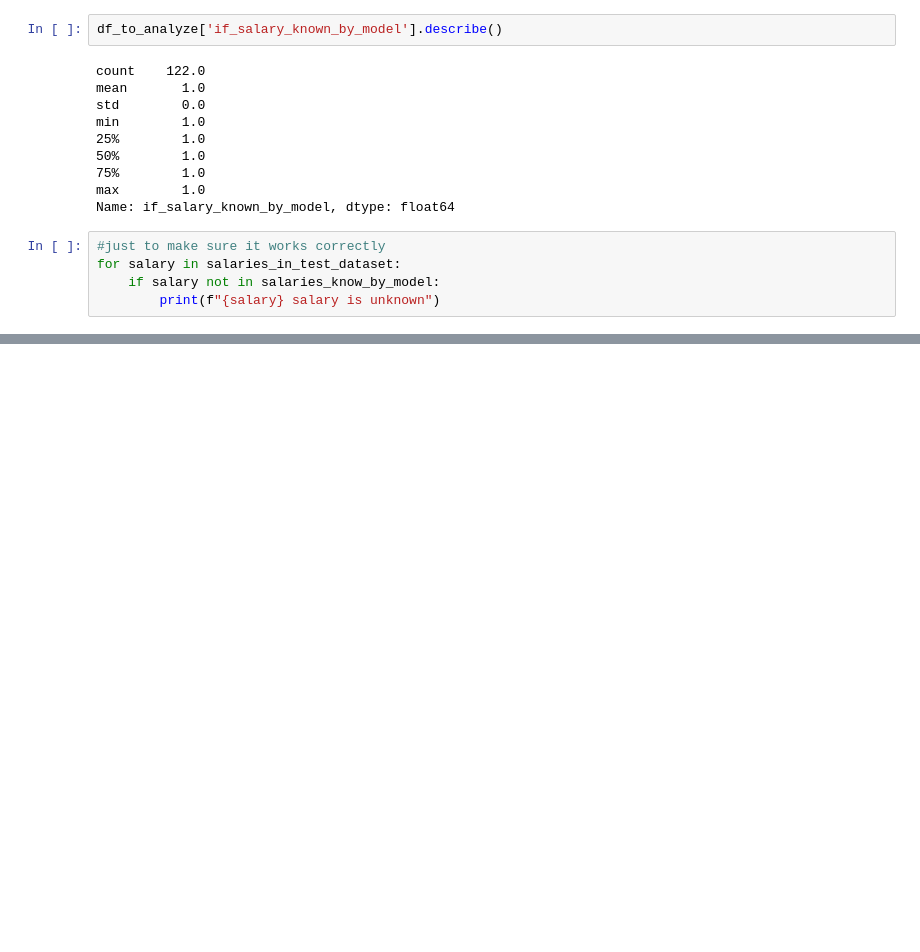
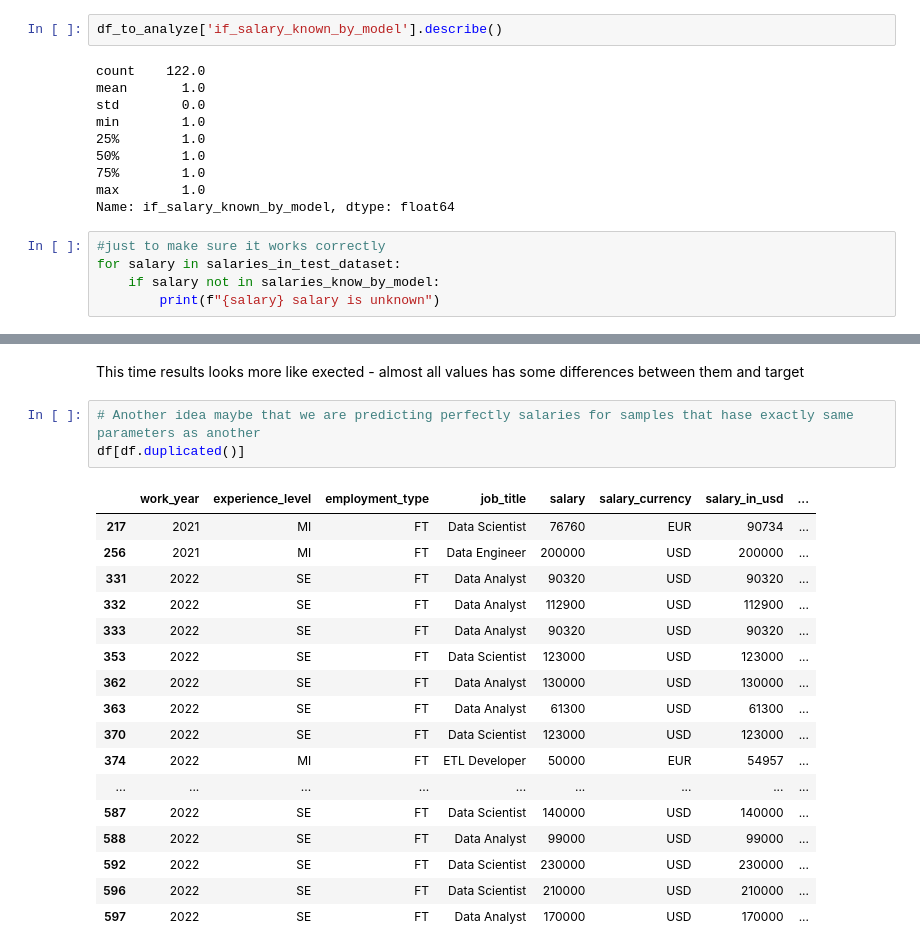
Before and after one commit to SalamanderKrajza/ds-compendium, a Jupyter notebook: projects/ds_salaries.ipynb, the cells around one changed output, grey strips where cells are left out. Drawn from its saved outputs; the diff is of its cells as text; blank space fills up the shorter version.

```diff
--- a/projects/ds_salaries.ipynb
+++ b/projects/ds_salaries.ipynb
@@ -754,0 +788,23 @@ for salary in salaries_in_test_dataset:
+# %% [markdown]
+This time results looks more like exected - almost all values has some differences between them and target
+# %%
+# Another idea maybe that we are predicting perfectly salaries for samples that hase exactly same parameters as another
+df[df.duplicated()]
+# %% [output]
+|  | work_year | experience_level | employment_type | job_title | salary | salary_currency | salary_in_usd | ... |
+| 217 | 2021 | MI | FT | Data Scientist | 76760 | EUR | 90734 | ... |
+| 256 | 2021 | MI | FT | Data Engineer | 200000 | USD | 200000 | ... |
+| 331 | 2022 | SE | FT | Data Analyst | 90320 | USD | 90320 | ... |
+| 332 | 2022 | SE | FT | Data Analyst | 112900 | USD | 112900 | ... |
+| 333 | 2022 | SE | FT | Data Analyst | 90320 | USD | 90320 | ... |
+| 353 | 2022 | SE | FT | Data Scientist | 123000 | USD | 123000 | ... |
+| 362 | 2022 | SE | FT | Data Analyst | 130000 | USD | 130000 | ... |
+| 363 | 2022 | SE | FT | Data Analyst | 61300 | USD | 61300 | ... |
+| 370 | 2022 | SE | FT | Data Scientist | 123000 | USD | 123000 | ... |
+| 374 | 2022 | MI | FT | ETL Developer | 50000 | EUR | 54957 | ... |
+| ... | ... | ... | ... | ... | ... | ... | ... | ... |
+| 587 | 2022 | SE | FT | Data Scientist | 140000 | USD | 140000 | ... |
+| 588 | 2022 | SE | FT | Data Analyst | 99000 | USD | 99000 | ... |
+| 592 | 2022 | SE | FT | Data Scientist | 230000 | USD | 230000 | ... |
+| 596 | 2022 | SE | FT | Data Scientist | 210000 | USD | 210000 | ... |
+| 597 | 2022 | SE | FT | Data Analyst | 170000 | USD | 170000 | ... |
```
Also changed, not shown: parts of 7 cells of this notebook.
